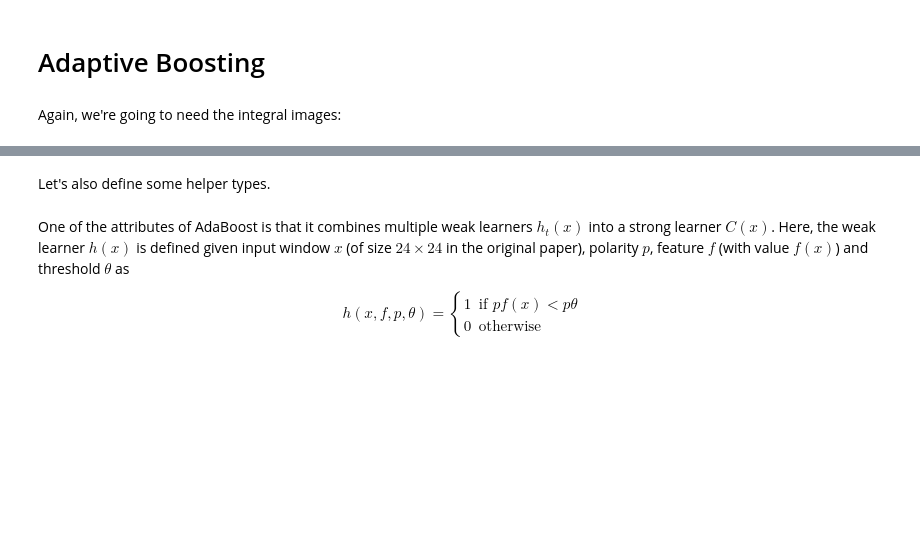
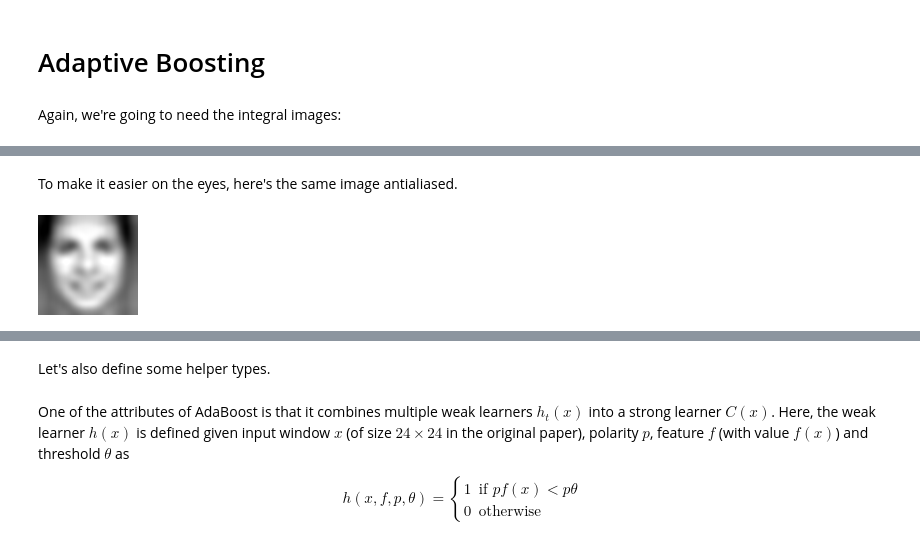
Before and after one commit to sunsided/viola-jones-adaboost, a Jupyter notebook: viola-jones.ipynb, the cells around one changed output, grey strips where cells are left out. Cells and saved outputs as stored; diff of their text form; code cells hidden in the pictures; blank space fills up the shorter version.

```diff
--- a/viola-jones.ipynb
+++ b/viola-jones.ipynb
@@ -1106,0 +1116,6 @@ xs.shape, xis.shape
+# %% [markdown]
+To make it easier on the eyes, here's the same image antialiased.
+# %%
+to_image(average_face).resize((100, 100), Image.ANTIALIAS)
+# %% [output]
+[figure, added]
```
Also changed, not shown: parts of 18 cells of this notebook.
